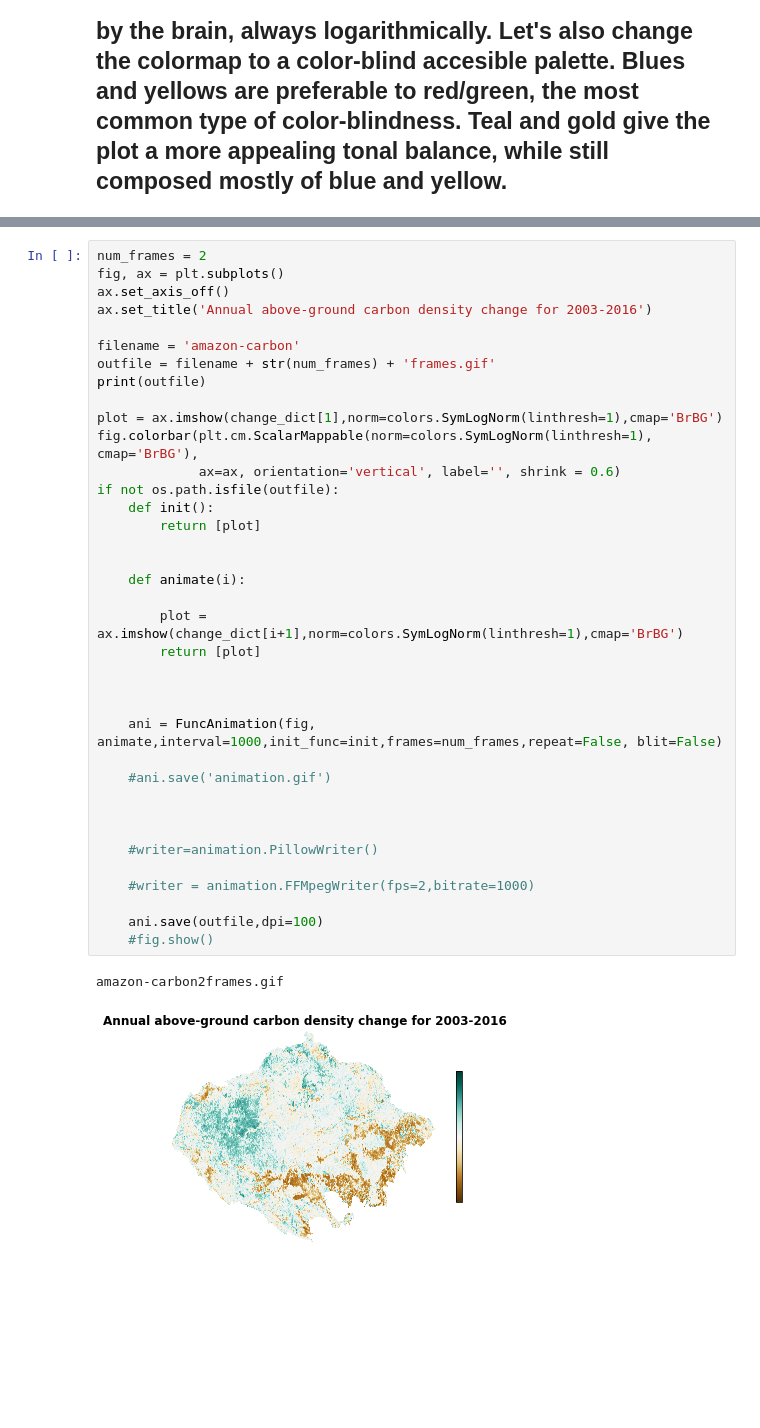
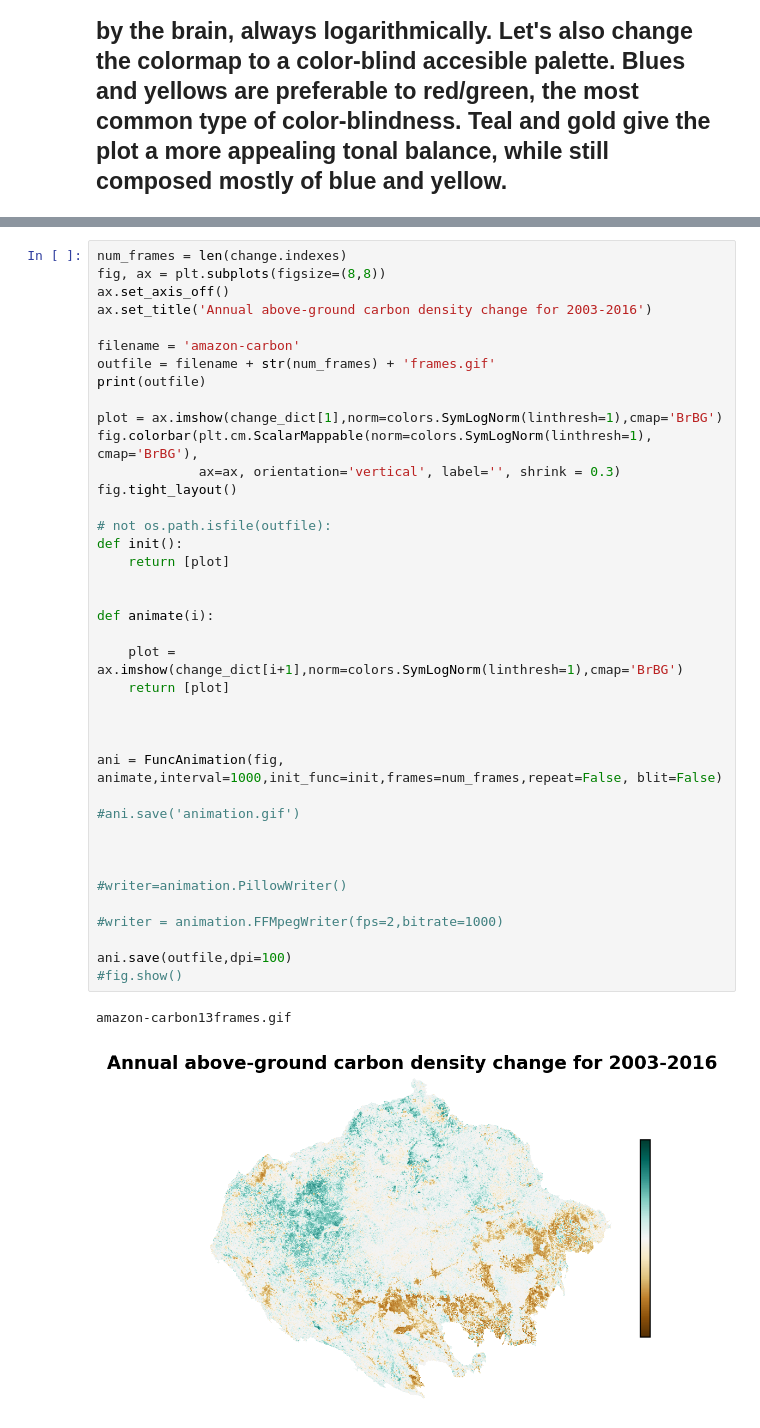
Before and after one commit to gabrielkassjohnson/Amazon-Indigenous-Carbon, a Jupyter notebook: Exploratory-Data-Analysis.ipynb, the cells around one changed output, grey strips where cells are left out. Cells and saved outputs as stored; diff of their text form; blank space fills up the shorter version.

```diff
--- a/Exploratory-Data-Analysis.ipynb
+++ b/Exploratory-Data-Analysis.ipynb
@@ -86,40 +87,42 @@ plt.rcParams['axes.titleweight'] = 'bold'
 # %%
-num_frames = 2
-fig, ax = plt.subplots()
+num_frames = len(change.indexes)
+fig, ax = plt.subplots(figsize=(8,8))
 ax.set_axis_off()
 ax.set_title('Annual above-ground carbon density change for 2003-2016')
 
 filename = 'amazon-carbon'
 outfile = filename + str(num_frames) + 'frames.gif'
 print(outfile)
 
 plot = ax.imshow(change_dict[1],norm=colors.SymLogNorm(linthresh=1),cmap='BrBG')
 fig.colorbar(plt.cm.ScalarMappable(norm=colors.SymLogNorm(linthresh=1), cmap='BrBG'),
-             ax=ax, orientation='vertical', label='', shrink = 0.6)
-if not os.path.isfile(outfile):
-    def init():
-        return [plot]
+             ax=ax, orientation='vertical', label='', shrink = 0.3)
+fig.tight_layout()
+
+# not os.path.isfile(outfile):
+def init():
+    return [plot]
 
 
-    def animate(i):
+def animate(i):
 
-        plot = ax.imshow(change_dict[i+1],norm=colors.SymLogNorm(linthresh=1),cmap='BrBG')
-        return [plot]
+    plot = ax.imshow(change_dict[i+1],norm=colors.SymLogNorm(linthresh=1),cmap='BrBG')
+    return [plot]
 
 
 
-    ani = FuncAnimation(fig, animate,interval=1000,init_func=init,frames=num_frames,repeat=False, blit=False)
+ani = FuncAnimation(fig, animate,interval=1000,init_func=init,frames=num_frames,repeat=False, blit=False)
 
-    #ani.save('animation.gif')
+#ani.save('animation.gif')
 
 
 
-    #writer=animation.PillowWriter()
+#writer=animation.PillowWriter()
 
-    #writer = animation.FFMpegWriter(fps=2,bitrate=1000)
+#writer = animation.FFMpegWriter(fps=2,bitrate=1000)
 
-    ani.save(outfile,dpi=100)
-    #fig.show()
+ani.save(outfile,dpi=100)
+#fig.show()
 # %% [output]
-amazon-carbon2frames.gif
+amazon-carbon13frames.gif
-[figure, old version]
+[figure, new version]
```
Also changed, not shown: parts of 3 cells of this notebook, 2 other files.
